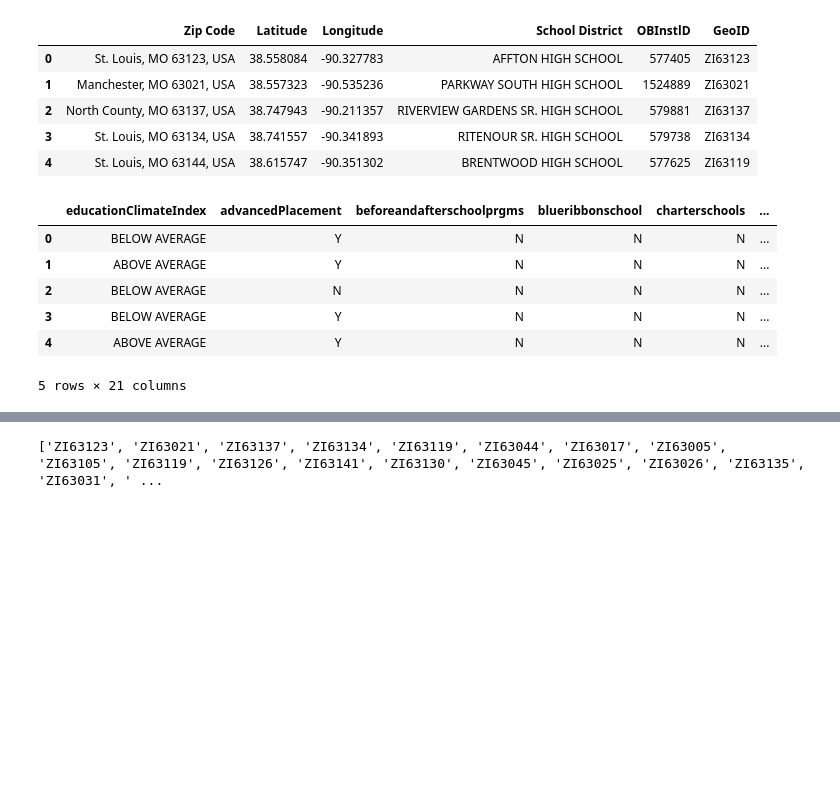
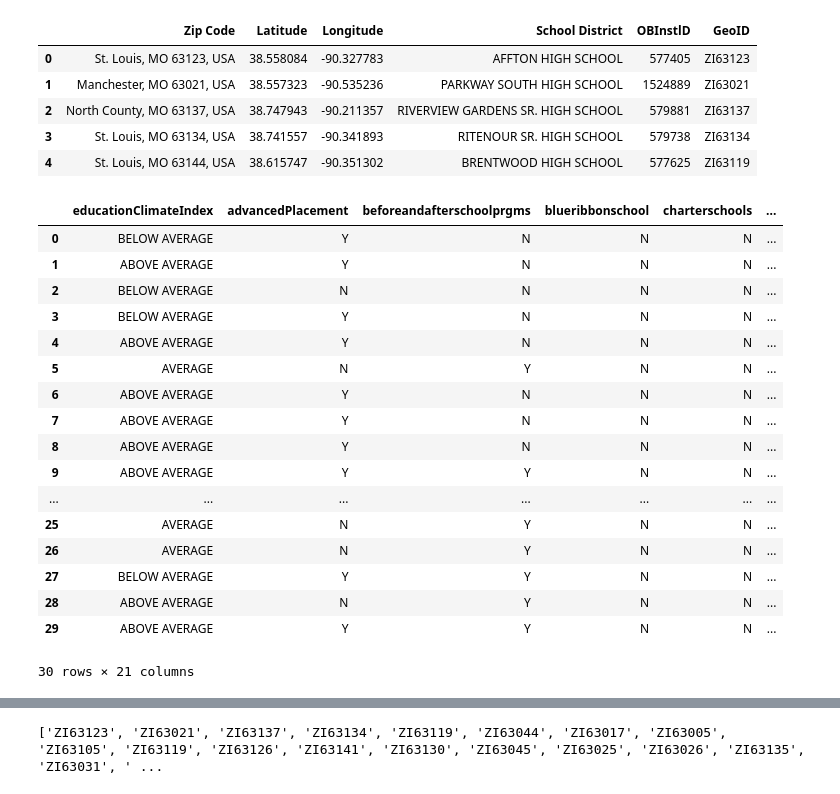
Before and after one commit to turtle3k/team-project, a Jupyter notebook: Attom Data/Attom.ipynb, the cells around one changed output, grey strips where cells are left out. Saved outputs shown, nothing was run; the diff lists cells and outputs as text; code cells hidden in the pictures; blank space fills up the shorter version.

Commit message:
Attom update w/ error hanling for sales & corresponding school fix

```diff
--- a/Attom Data/Attom.ipynb
+++ b/Attom Data/Attom.ipynb
@@ -166,12 +166,23 @@ school_details_df = pd.DataFrame(school_details)
 school_details_df["OBInstID"] = OBInstID_list
 # %%
 #print(OBInstID_list)
-school_details_df.head()
+school_details_df
 # %% [output]
 |  | educationClimateIndex | advancedPlacement | beforeandafterschoolprgms | blueribbonschool | charterschools | ... |
 | 0 | BELOW AVERAGE | Y | N | N | N | ... |
 | 1 | ABOVE AVERAGE | Y | N | N | N | ... |
 | 2 | BELOW AVERAGE | N | N | N | N | ... |
 | 3 | BELOW AVERAGE | Y | N | N | N | ... |
 | 4 | ABOVE AVERAGE | Y | N | N | N | ... |
+| 5 | AVERAGE | N | Y | N | N | ... |
+| 6 | ABOVE AVERAGE | Y | N | N | N | ... |
+| 7 | ABOVE AVERAGE | Y | N | N | N | ... |
+| 8 | ABOVE AVERAGE | Y | N | N | N | ... |
+| 9 | ABOVE AVERAGE | Y | Y | N | N | ... |
+| ... | ... | ... | ... | ... | ... | ... |
+| 25 | AVERAGE | N | Y | N | N | ... |
+| 26 | AVERAGE | N | Y | N | N | ... |
+| 27 | BELOW AVERAGE | Y | Y | N | N | ... |
+| 28 | ABOVE AVERAGE | N | Y | N | N | ... |
+| 29 | ABOVE AVERAGE | Y | Y | N | N | ... |
-5 rows × 21 columns
+30 rows × 21 columns
```
Also changed, not shown: parts of 1 cell of this notebook.
